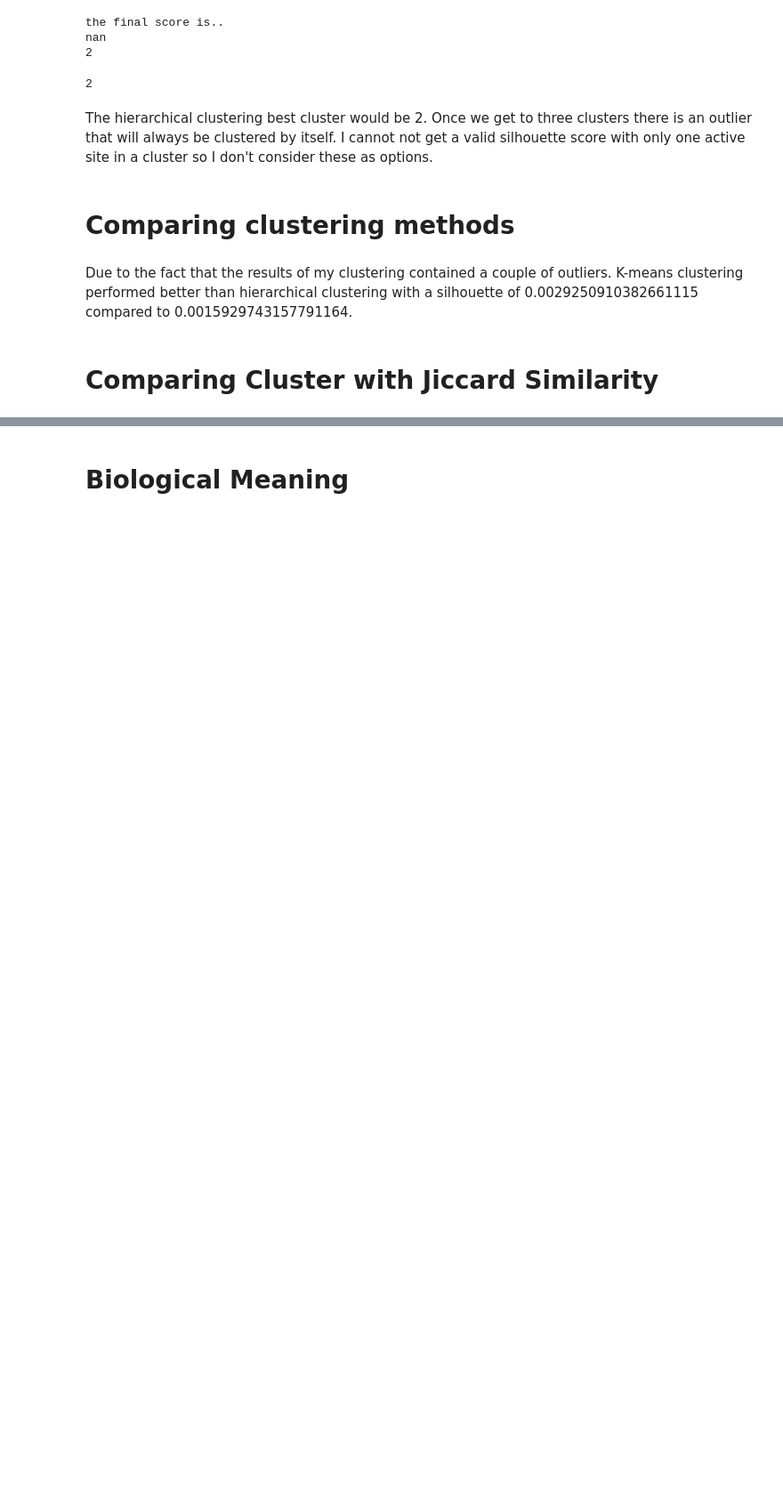
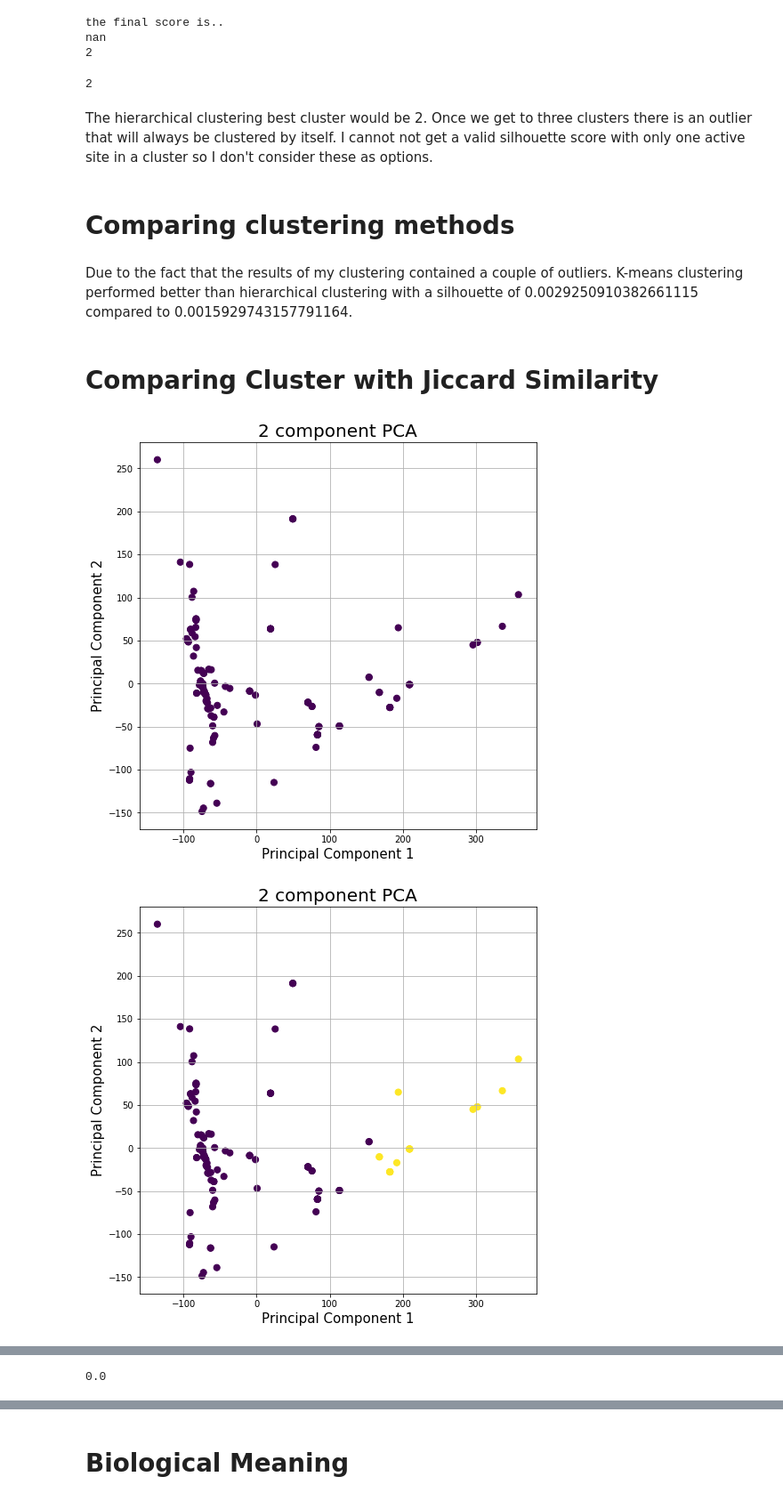
Before and after one commit to enrach21/hw2-skeleton, a Jupyter notebook: hw2skeleton/HW2.Ian.Jones.ipynb, the cells around one changed output, grey strips where cells are left out. Shown at 89% size. Saved outputs shown, nothing was run; the diff lists cells and outputs as text; code cells hidden in the pictures; blank space fills up the shorter version.

```diff
--- a/hw2skeleton/HW2.Ian.Jones.ipynb
+++ b/hw2skeleton/HW2.Ian.Jones.ipynb
@@ -1142,3 +1162,8 @@ The hierarchical clustering best cluster would be 2. Once we get to three cluste
 Due to the fact that the results of my clustering contained a couple of outliers. K-means clustering performed better than hierarchical clustering with a silhouette of 0.0029250910382661115 compared to 0.0015929743157791164.
 # %% [markdown]
 # Comparing Cluster with Jiccard Similarity
+# %%
+jaccard_index(cluster_by_partitioning(active_sites, 2)[1],cluster_hierarchically(active_sites, 2)[1])
+# %% [output]
+[figure, added]
+[figure, added]
@@ -1144,0 +1173 @@ Due to the fact that the results of my clustering contained a couple of outliers
+0.0
```
Also changed, not shown: parts of 4 cells of this notebook, 4 other files.
